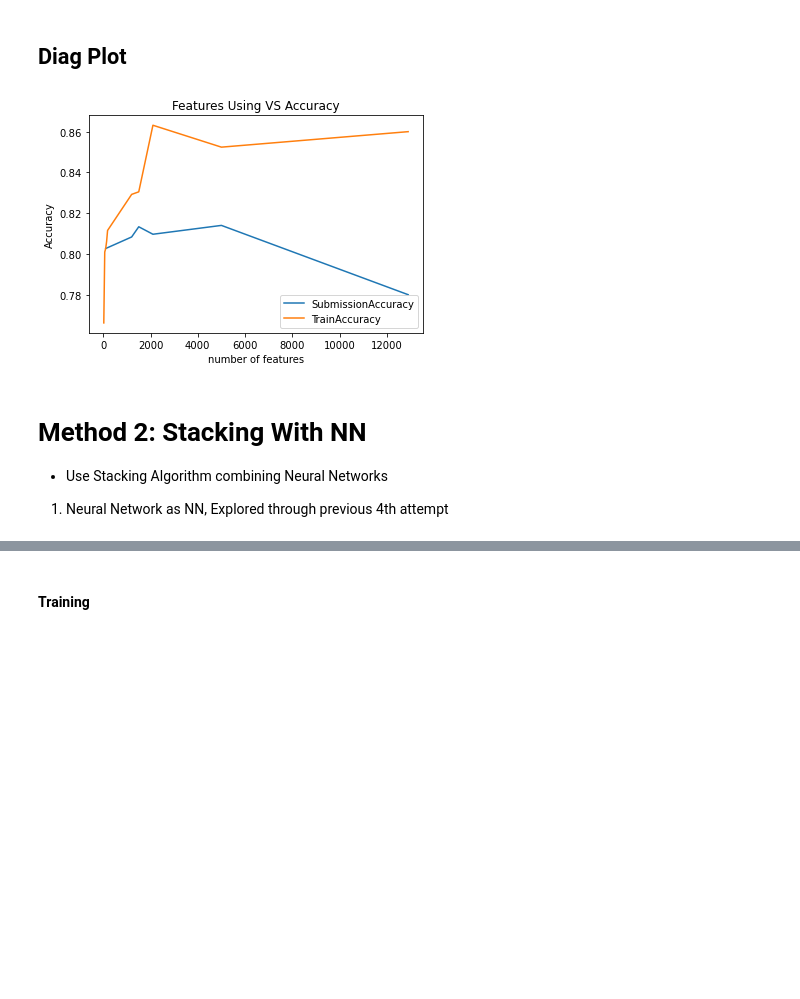
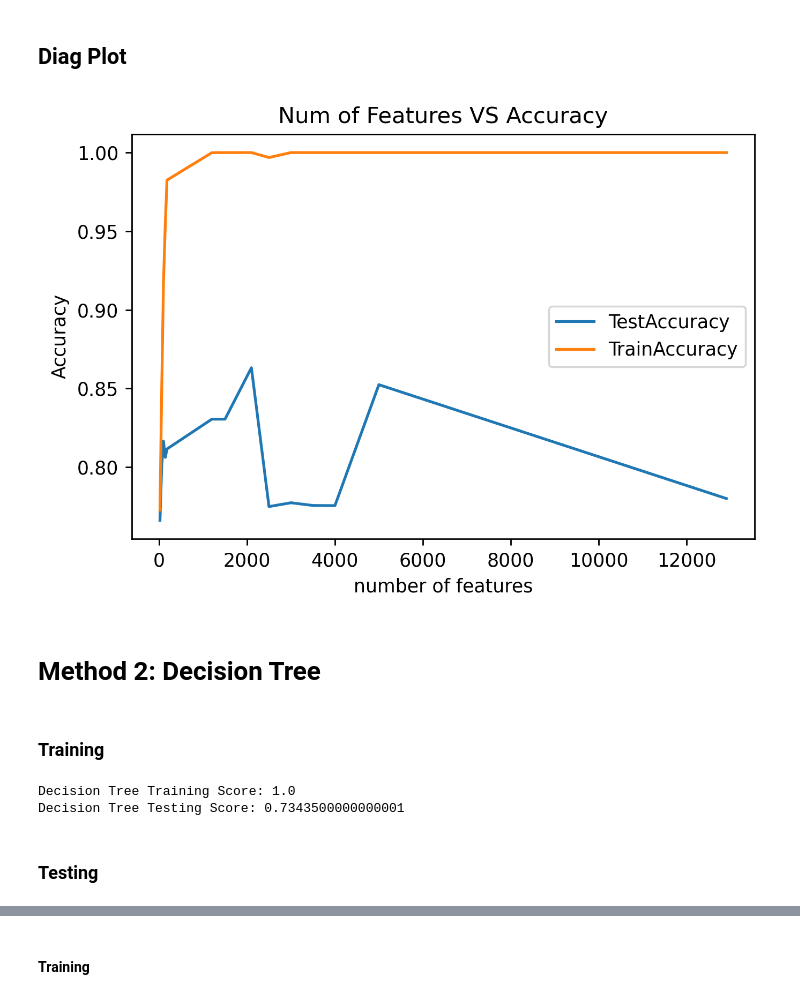
Before and after one commit to lich2000117/Cooking_Time_Estimate, a Jupyter notebook: ass2.ipynb, the cells around one changed output, grey strips where cells are left out. Cells and saved outputs as stored; diff of their text form; code cells hidden in the pictures; blank space fills up the shorter version.

```diff
--- a/ass2.ipynb
+++ b/ass2.ipynb
@@ -26,8 +26,10 @@ from scipy.sparse import hstack
 from sklearn.model_selection import GridSearchCV
 from sklearn.ensemble import StackingClassifier
 from sklearn.ensemble import RandomForestClassifier
+from sklearn.naive_bayes import GaussianNB, MultinomialNB
 
 
+plt.rcParams['figure.dpi'] = 250 #Resolution
 
 # mute warning that assign columns on dataframe   eg,  df["col1"] = df["col11"]
 pd.options.mode.chained_assignment = None  # default='warn'
@@ -724,27 +732,44 @@ K value for Initialize: 2000, Combined K value: 2000*3 = 6000 attributes
 # %% [markdown]
 ## Diag Plot
 # %%
-# For Submission Test Accuracy
-x = [100, 1200, 1500, 2100, 5000, 12906]
-y = [0.80266, 0.80833, 0.81333, 0.80966, 0.81400, 0.78]
+# For Cross_Val Test Accuracy
+x = [20, 60, 100, 140, 180, 1200, 1500, 2100, 2500, 3000, 3500, 4000, 5000, 12906]
+y = [0.76615, 0.800925, 0.816525, 0.806175, 0.811525, 0.830475, 0.830475, 0.86315, 0.7749, 0.777325, 0.7756, 0.7755, 0.8524, 0.78]
 
-# For Self Test Accuracy
-x2 = [20, 60, 100, 140, 180, 1200, 1500, 2100, 5000, 12906]
-y2 = [0.76615, 0.800925, 0.80266, 0.806175, 0.811525, 0.829225, 0.830475, 0.86315, 0.8524, 0.86]
+# For Training Test Accuracy
+x2 = [20, 60, 100, 140, 180, 1200, 1500, 2100, 2500, 3000, 3500, 4000, 5000, 12906]
+y2 = [0.7727, 0.8501, 0.91745, 0.95355, 0.982475, 0.999925, 1.0, 1.0, 0.99685, 1.0, 1.0, 1.0, 1.0, 1.0]
 
-plt.plot(x, y, label='SubmissionAccuracy')
+plt.plot(x, y, label='TestAccuracy')
 plt.plot(x2, y2, label='TrainAccuracy')
-plt.title('Features Using VS Accuracy')
+plt.title('Num of Features VS Accuracy')
 plt.ylabel('Accuracy')
 plt.xlabel('number of features')
 plt.legend()
 plt.show()
 # %% [output]
-[figure, old version]
+[figure, new version]
-# %% [markdown]
-# Method 2: Stacking With NN
-
-
-- Use Stacking Algorithm combining Neural Networks
-
-1. Neural Network as NN, Explored through previous 4th attempt
+# %% [markdown]
+# Method 2: Decision Tree
+# %% [markdown]
+### Training
+# %%
+
+# Load Data
+X_train = pickle.load(open('./model/train_combined_df.sav', 'rb'))
+y_train = whole_data["duration_label"]
+
+# PreProcessing Get Top 5000 features
+mi_model = pickle.load(open('./model/top_5000_mi_model - 0.81400.sav', 'rb'))
+X_train = mi_model.transform(X_train)
+
+# Using DT
+dt = DecisionTreeClassifier()
+dt.fit(X_train, y_train)
+print("Decision Tree Training Score:", dt.score(X_train, y_train))
+print("Decision Tree Testing Score:", np.mean(cross_val_score(dt, X_train, y_train, cv=5, n_jobs=-1)))
+# %% [output]
+Decision Tree Training Score: 1.0
+Decision Tree Testing Score: 0.7343500000000001
+# %% [markdown]
+### Testing
```
Also changed, not shown: parts of 26 cells of this notebook, 8 other files.
